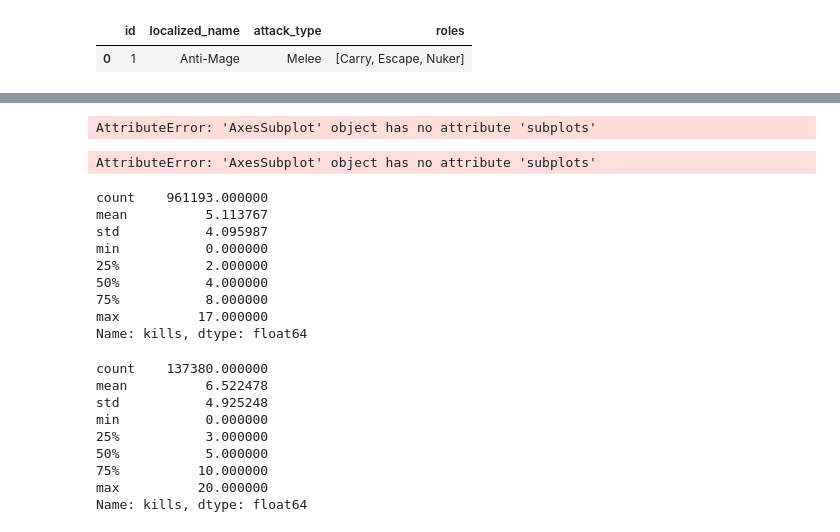
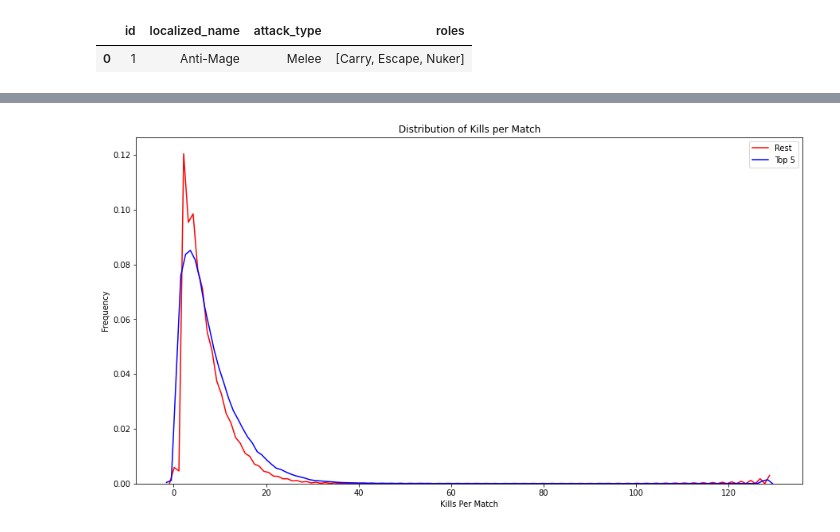
Before and after one commit to anotherjonlee/dotalytics, a Jupyter notebook: EDA.ipynb, the cells around one changed output, grey strips where cells are left out. Saved outputs shown, nothing was run; the diff lists cells and outputs as text; code cells hidden in the pictures.

```diff
--- a/EDA.ipynb
+++ b/EDA.ipynb
@@ -371,50 +146,17 @@ def subset_by_iqr(df,col):
-# %%
-
-plt,ax = plt.subplots(2,1)
-
-sns.boxplot(subset_by_iqr(df_rest,'kills'), ax = ax[0])
-sns.boxplot(subset_by_iqr(df_top5,'kills'), ax = ax[1], color = 'lightblue')
-
-#ax1.set_title('Rest')
-
-plt.show()
-# %% [output]
-AttributeError: 'AxesSubplot' object has no attribute 'subplots'
-# %%
-fig,ax = plt.subplots(figsize=(10,5))
-
-ax.hist(subset_by_iqr(df_top5,'kills'), alpha = 0.75)
-
-ax.hist(subset_by_iqr(df_rest,'kills'), alpha = 0.3)
-
-ax.legend(['5 Most Popular Characters', 'Rest'])
-
-plt.show()
-
-plt.savefig('kills_histogram.png')
-# %% [output]
-AttributeError: 'AxesSubplot' object has no attribute 'subplots'
-# %%
-subset_by_iqr(df_rest,'kills').describe()
-# %% [output]
-count    961193.000000
-mean          5.113767
-std           4.095987
-min           0.000000
-25%           2.000000
-50%           4.000000
-75%           8.000000
-max          17.000000
-Name: kills, dtype: float64
-# %%
-subset_by_iqr(df_top5,'kills').describe()
-# %% [output]
-count    137380.000000
-mean          6.522478
-std           4.925248
-min           0.000000
-25%           3.000000
-50%           5.000000
-75%          10.000000
-max          20.000000
-Name: kills, dtype: float64
+# %%
+fig,ax = plt.subplots(figsize = (15,8))
+
+ax = sns.distplot(df_rest['kills'], hist = False, kde_kws = {'color': 'red'}, label = 'Rest')
+ax = sns.distplot(df_top5['kills'], hist = False, kde_kws = {'color': 'blue'}, label = 'Top 5')
+
+ax.set_title('Distribution of Kills per Match')
+
+ax.set_xlabel('Kills Per Match')
+
+ax.set_ylabel('Frequency')
+
+ax.legend()
+
+plt.show()
+# %% [output]
+[figure, added]
```
Also changed, not shown: parts of 63 cells of this notebook, 5 other files.
